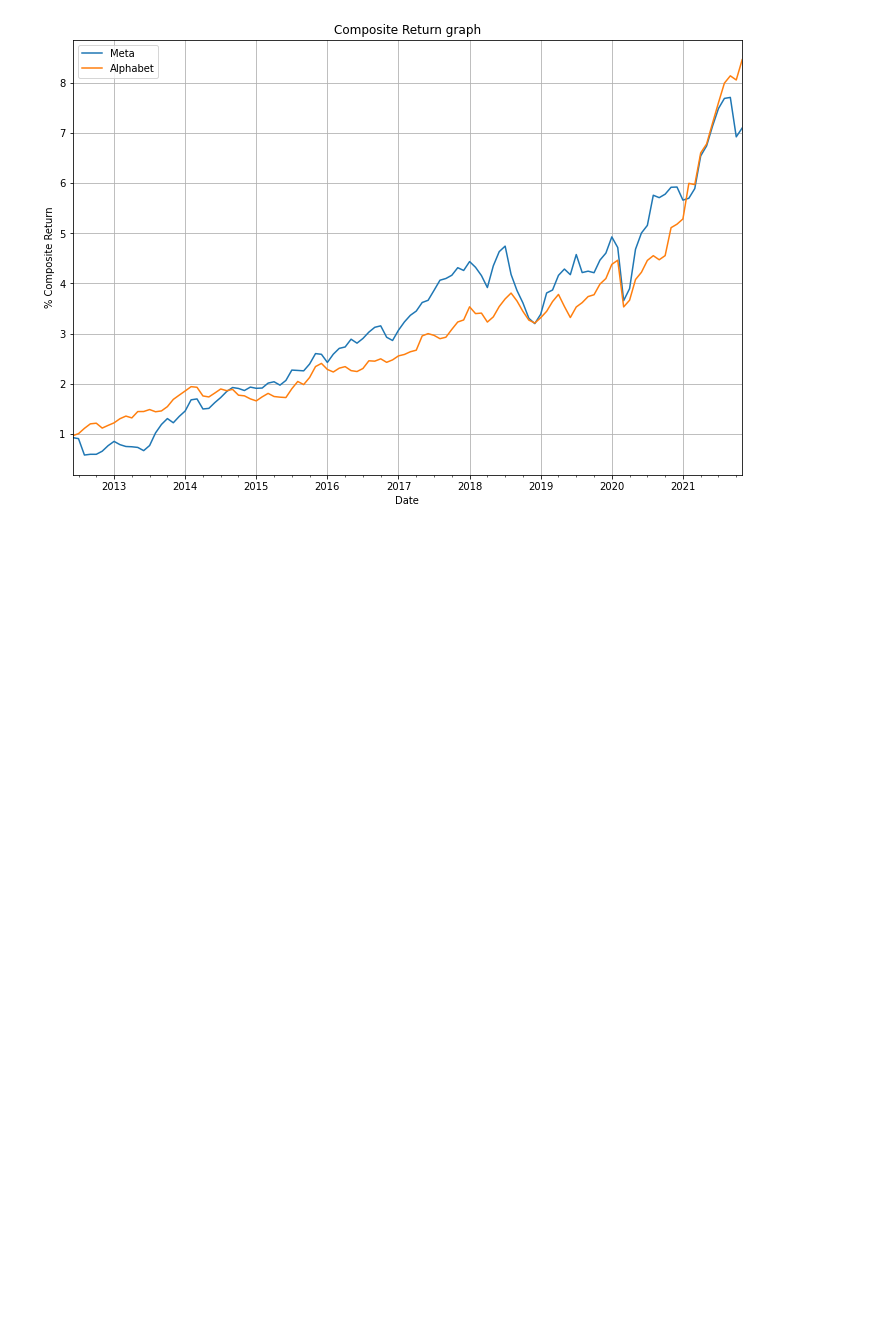
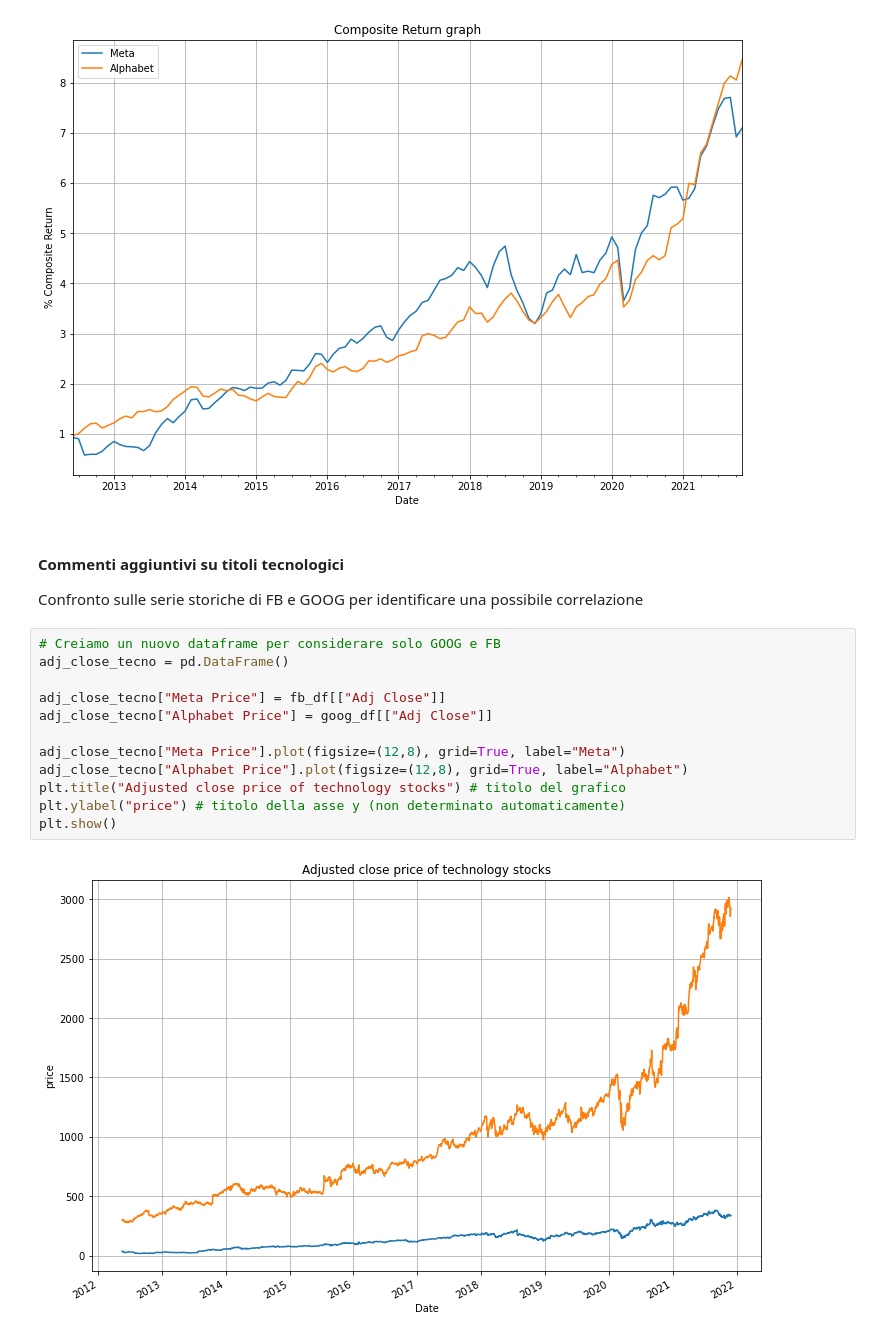
Before and after one commit to tommcamm/BISF-Project, a Jupyter notebook: python/Notebook del progetto.ipynb, the cells around one changed output. Drawn from its saved outputs; the diff is of its cells as text; blank space fills up the shorter version.

```diff
--- a/python/Notebook del progetto.ipynb
+++ b/python/Notebook del progetto.ipynb
@@ -186,3 +186,21 @@ plt.title("Composite Return graph")
 plt.show()
 # %% [output]
 [figure]
+# %% [markdown]
+#### Commenti aggiuntivi su titoli tecnologici
+
+Confronto sulle serie storiche di FB e GOOG per identificare una possibile correlazione
+# %%
+# Creiamo un nuovo dataframe per considerare solo GOOG e FB
+adj_close_tecno = pd.DataFrame()
+
+adj_close_tecno["Meta Price"] = fb_df[["Adj Close"]]
+adj_close_tecno["Alphabet Price"] = goog_df[["Adj Close"]]
+
+adj_close_tecno["Meta Price"].plot(figsize=(12,8), grid=True, label="Meta")
+adj_close_tecno["Alphabet Price"].plot(figsize=(12,8), grid=True, label="Alphabet")
+plt.title("Adjusted close price of technology stocks") # titolo del grafico
+plt.ylabel("price") # titolo della asse y (non determinato automaticamente)
+plt.show()
+# %% [output]
+[figure, added]
```
Also changed, not shown: parts of 2 cells of this notebook, 3 other files.
